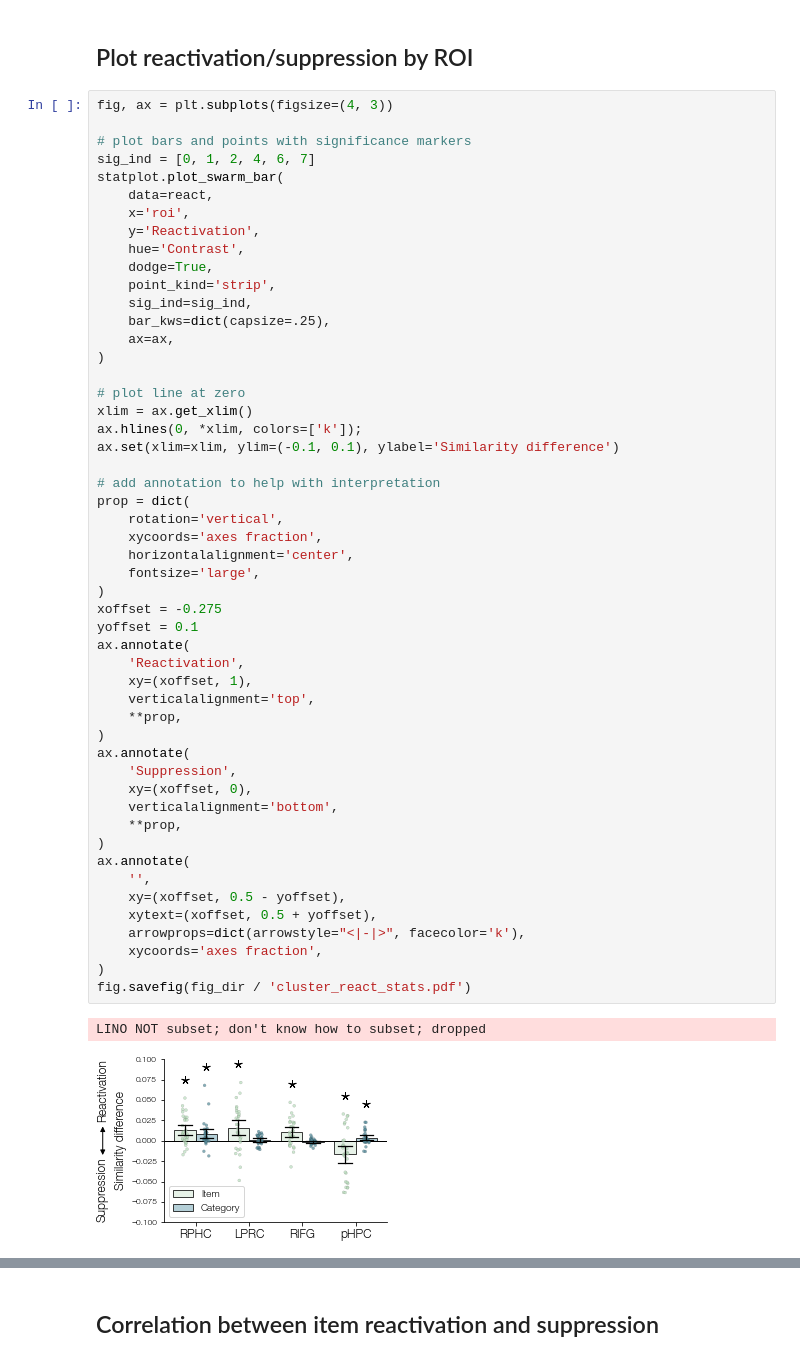
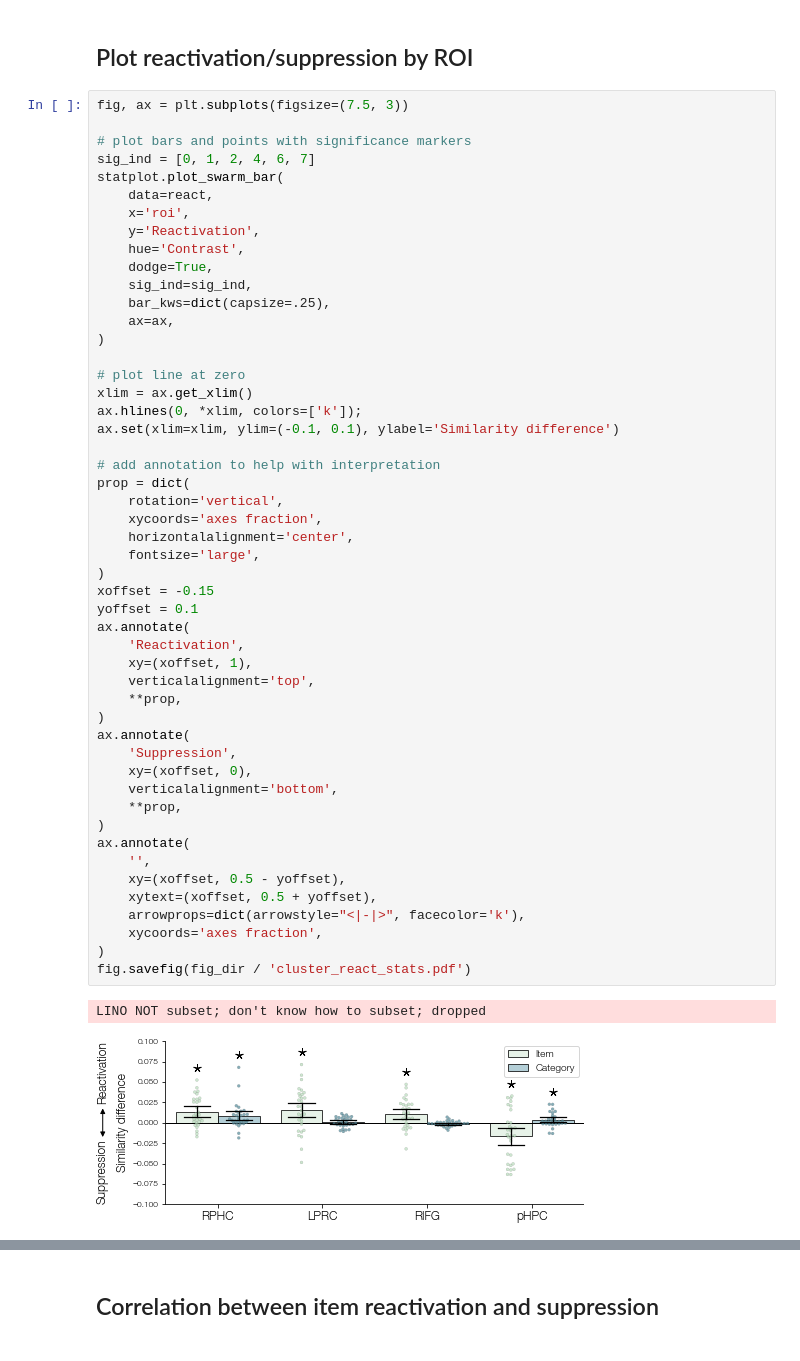
Before and after one commit to prestonlab/bender_study, a Jupyter notebook: jupyter/plot_react_stats.ipynb, the cells around one changed output, grey strips where cells are left out. Drawn from its saved outputs; the diff is of its cells as text.

```diff
--- a/jupyter/plot_react_stats.ipynb
+++ b/jupyter/plot_react_stats.ipynb
@@ -86,7 +87,7 @@ react.groupby(['Contrast', 'roi'])['Reactivation'].agg(['mean', 'sem'])
 # %% [markdown]
 ## Plot reactivation/suppression by ROI
 # %%
-fig, ax = plt.subplots(figsize=(4, 3))
+fig, ax = plt.subplots(figsize=(7.5, 3))
 
 # plot bars and points with significance markers
 sig_ind = [0, 1, 2, 4, 6, 7]
@@ -96,7 +97,6 @@ statplot.plot_swarm_bar(
     y='Reactivation',
     hue='Contrast',
     dodge=True,
-    point_kind='strip',
     sig_ind=sig_ind,
     bar_kws=dict(capsize=.25),
     ax=ax,
@@ -110,32 +110,32 @@ ax.set(xlim=xlim, ylim=(-0.1, 0.1), ylabel='Similarity difference')
 # add annotation to help with interpretation
 prop = dict(
     rotation='vertical',
     xycoords='axes fraction',
     horizontalalignment='center',
     fontsize='large',
 )
-xoffset = -0.275
+xoffset = -0.15
 yoffset = 0.1
 ax.annotate(
     'Reactivation',
     xy=(xoffset, 1),
     verticalalignment='top',
     **prop,
 )
 ax.annotate(
     'Suppression',
     xy=(xoffset, 0),
     verticalalignment='bottom',
     **prop,
 )
 ax.annotate(
     '',
     xy=(xoffset, 0.5 - yoffset),
     xytext=(xoffset, 0.5 + yoffset),
     arrowprops=dict(arrowstyle="<|-|>", facecolor='k'),
     xycoords='axes fraction',
 )
 fig.savefig(fig_dir / 'cluster_react_stats.pdf')
 # %% [output]
 LINO NOT subset; don't know how to subset; dropped
-[figure, old version]
+[figure, new version]
```
Also changed, not shown: parts of 16 cells of this notebook.
